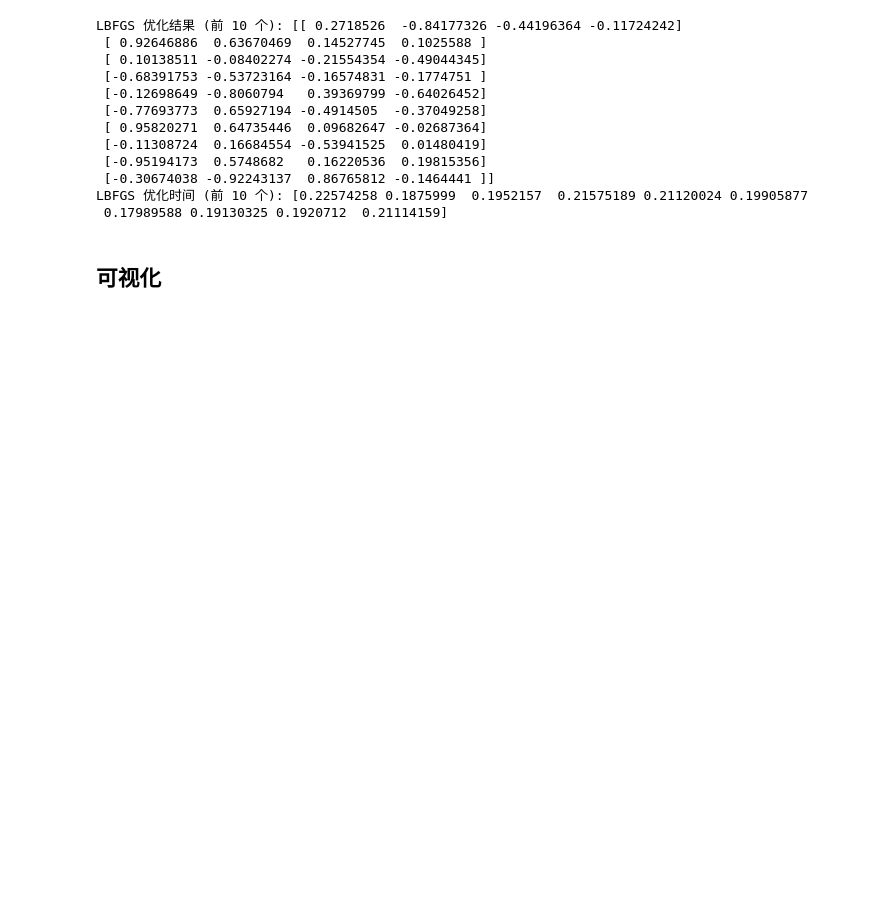
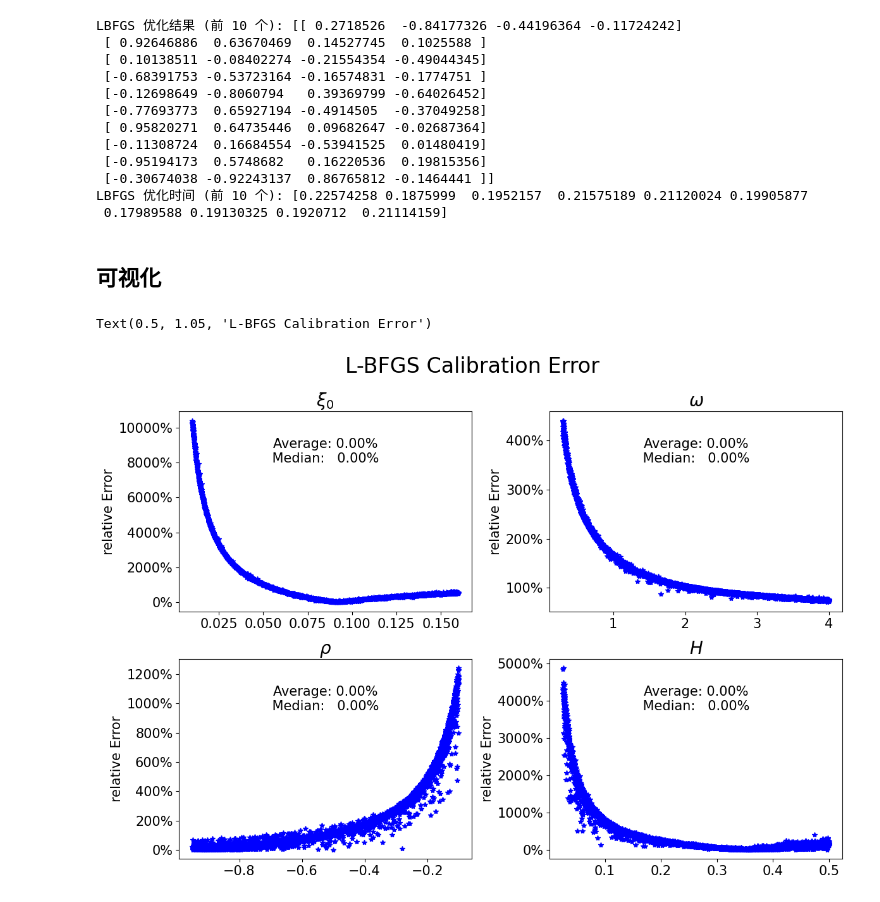
Before and after one commit to Greenmilkvvv/Deep-Rough-Calibration, a Jupyter notebook: Calibration/calibrate_nn_Quasi_Newton.ipynb, the cells around one changed output. Cells and saved outputs as stored; diff of their text form; code cells hidden in the pictures; blank space fills up the shorter version.

```diff
--- a/Calibration/calibrate_nn_Quasi_Newton.ipynb
+++ b/Calibration/calibrate_nn_Quasi_Newton.ipynb
@@ -186,16 +186,30 @@ LBFGS 优化时间 (前 10 个): [0.22574258 0.1875999  0.1952157  0.21575189 0.
 ## 可视化
 # %%
 from matplotlib import pyplot as plt
+import matplotlib.ticker as mtick
 
 
 titles = ["$\\xi_0$","$\\omega$","$\\rho$","$H$"]
 
 average = np.zeros([4,6000])
 fig = plt.figure(figsize=(12,8))
 for u in range(4):
     ax = plt.subplot(2, 2, u+1)
     x = x_test[:6000, u]
     plt.plot(
         x,
         100 * np.abs( Approx[:6000, u] - x ) / np.abs(x),
+        'b*'
     )
+
+    plt.title(titles[u],fontsize=20)
+    plt.ylabel('relative Error',fontsize=15)
+    plt.gca().yaxis.set_major_formatter(mtick.PercentFormatter() )
+    plt.tick_params(axis='both', which='major', labelsize=15)
+    plt.tick_params(axis='both', which='minor', labelsize=15)
+    plt.text(0.5, 0.8, 'Average: %1.2f%%\n Median:   %1.2f%% '%(np.mean(100*average[u,:]),np.quantile(100*average[u,:],0.5)), horizontalalignment='center',verticalalignment='center', transform=ax.transAxes,fontsize=15)
+plt.tight_layout()
+plt.suptitle("L-BFGS Calibration Error", fontsize=24, y=1.05)
+# %% [output]
+Text(0.5, 1.05, 'L-BFGS Calibration Error')
+[figure, added]
```
